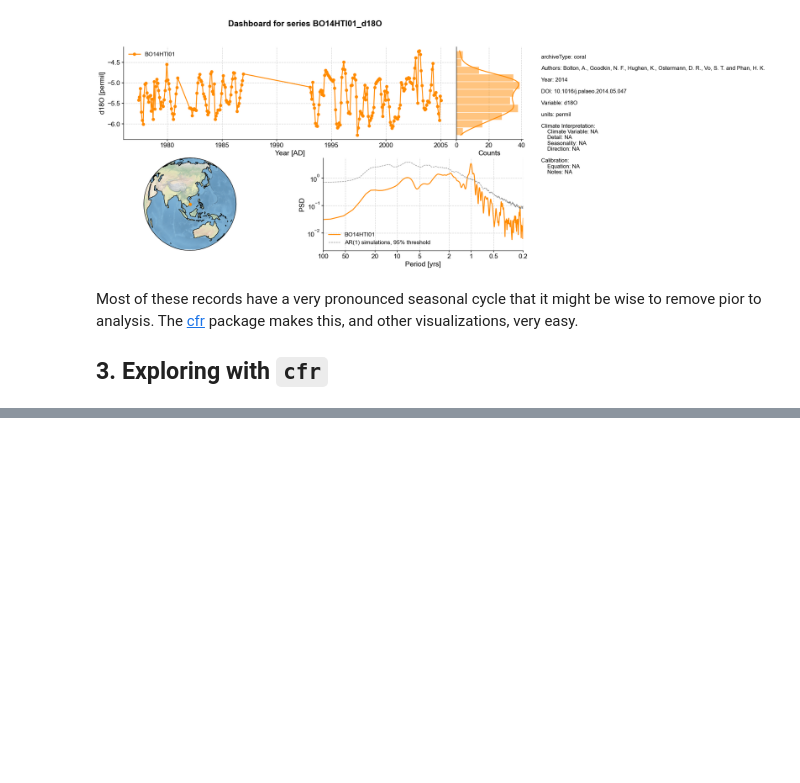
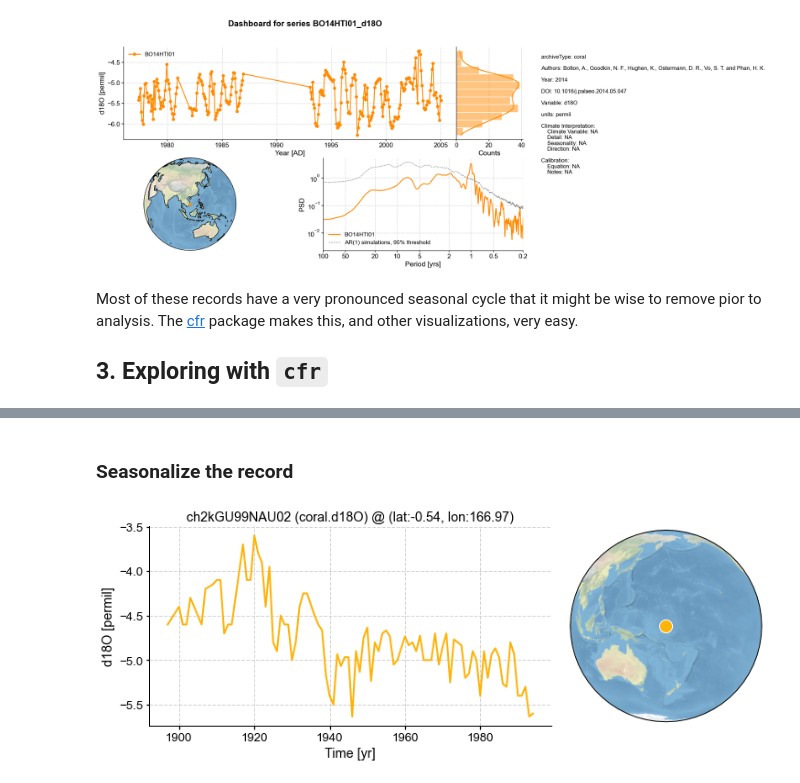
Before and after one commit to CoralHydro2k/ch2k-notebooks, a Jupyter notebook: CorakHydro2k_Python_demo.ipynb, the cells around one changed output, grey strips where cells are left out. Saved outputs shown, nothing was run; the diff lists cells and outputs as text; code cells hidden in the pictures; blank space fills up the shorter version.

```diff
--- a/CorakHydro2k_Python_demo.ipynb
+++ b/CorakHydro2k_Python_demo.ipynb
@@ -216,0 +249,7 @@ KeyError: 'paleoData_proxy'
+# %% [markdown]
+### Seasonalize the record
+# %%
+pobj_JJA = pobj.annualize(months=[6, 7, 8])
+fig, ax = pobj_JJA.plot()
+# %% [output]
+[figure, added]
```
Also changed, not shown: parts of 11 cells of this notebook.
